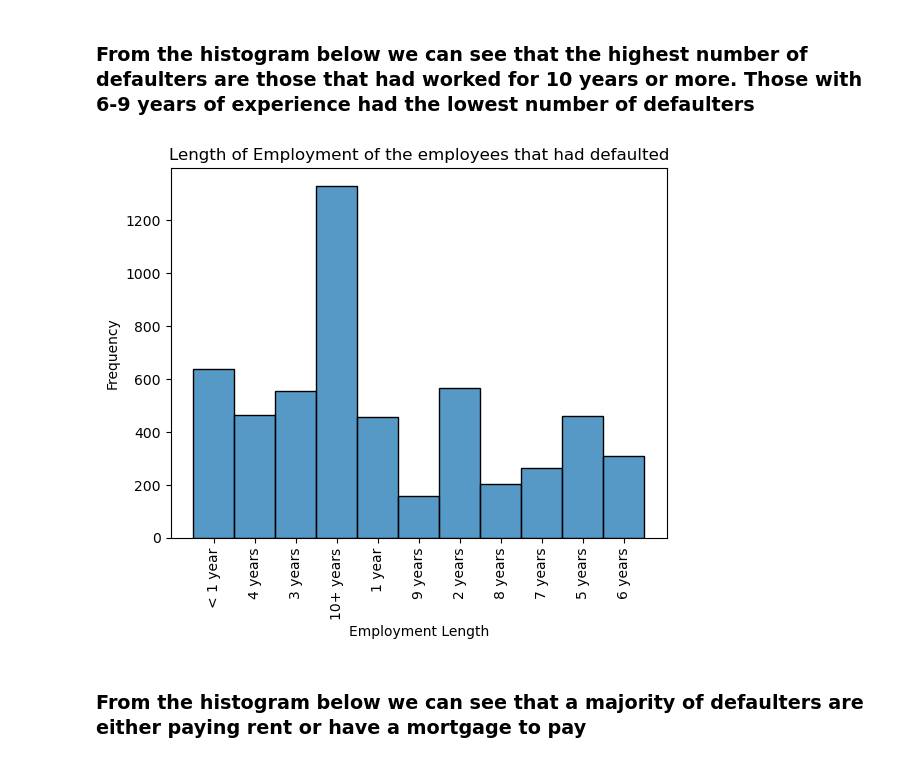
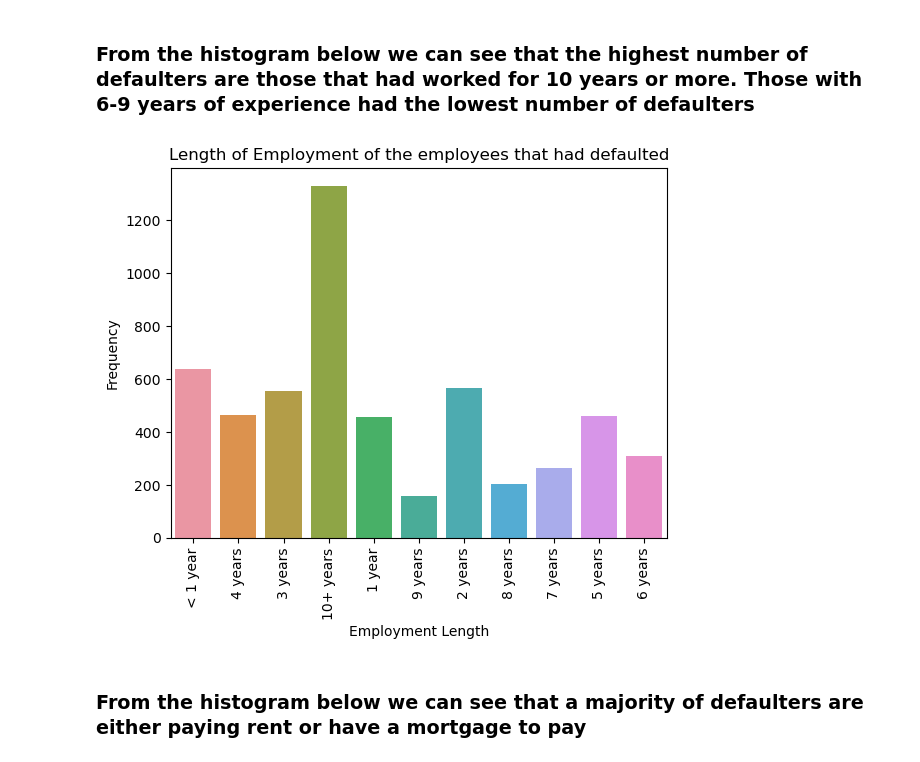
Before and after one commit to PLSV/Lending_Club_Case_Study, a Jupyter notebook: Pavan_Vasan.ipynb, the cells around one changed output. Saved outputs shown, nothing was run; the diff lists cells and outputs as text; code cells hidden in the pictures.

```diff
--- a/Pavan_Vasan.ipynb
+++ b/Pavan_Vasan.ipynb
@@ -267,15 +267,15 @@ plt.show()
 # %% [markdown]
 ### From the histogram below we can see that the highest number of defaulters are those that had worked for 10 years or more. Those with 6-9 years of experience had the lowest number of defaulters
 # %%
-sns.histplot(defaulters['emp_length'], kde=False)
+sns.countplot(x=defaulters['emp_length'])
 plt.xlabel('Employment Length')
 plt.ylabel('Frequency')
 plt.title('Length of Employment of the employees that had defaulted')
 plt.xticks(rotation=90)
 
 plt.show()
 # %% [output]
-[figure, old version]
+[figure, new version]
 # %% [markdown]
 ### From the histogram below we can see that a majority of defaulters are either paying rent or have a mortgage to pay
 # %%
```
Also changed, not shown: parts of 10 cells of this notebook.
